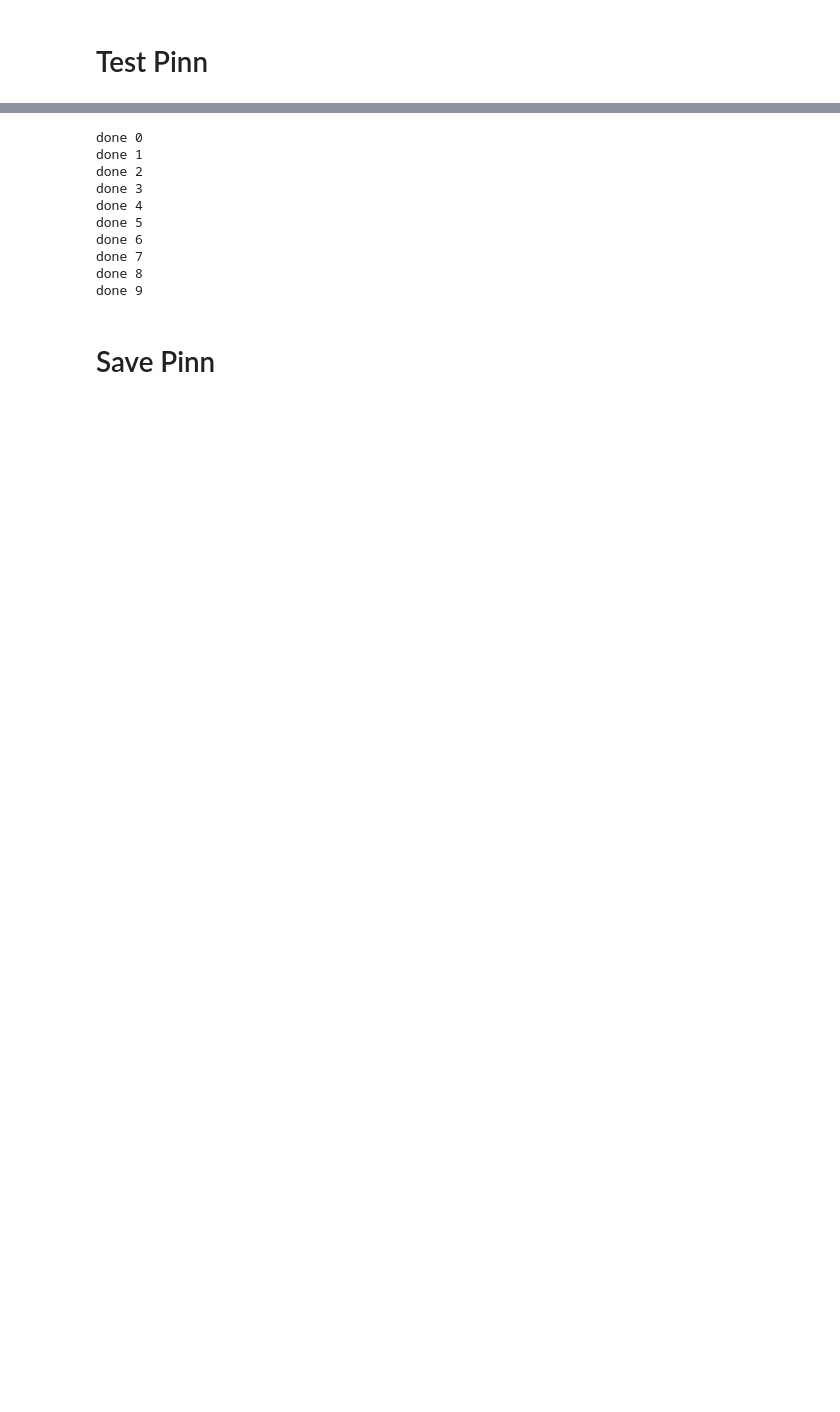
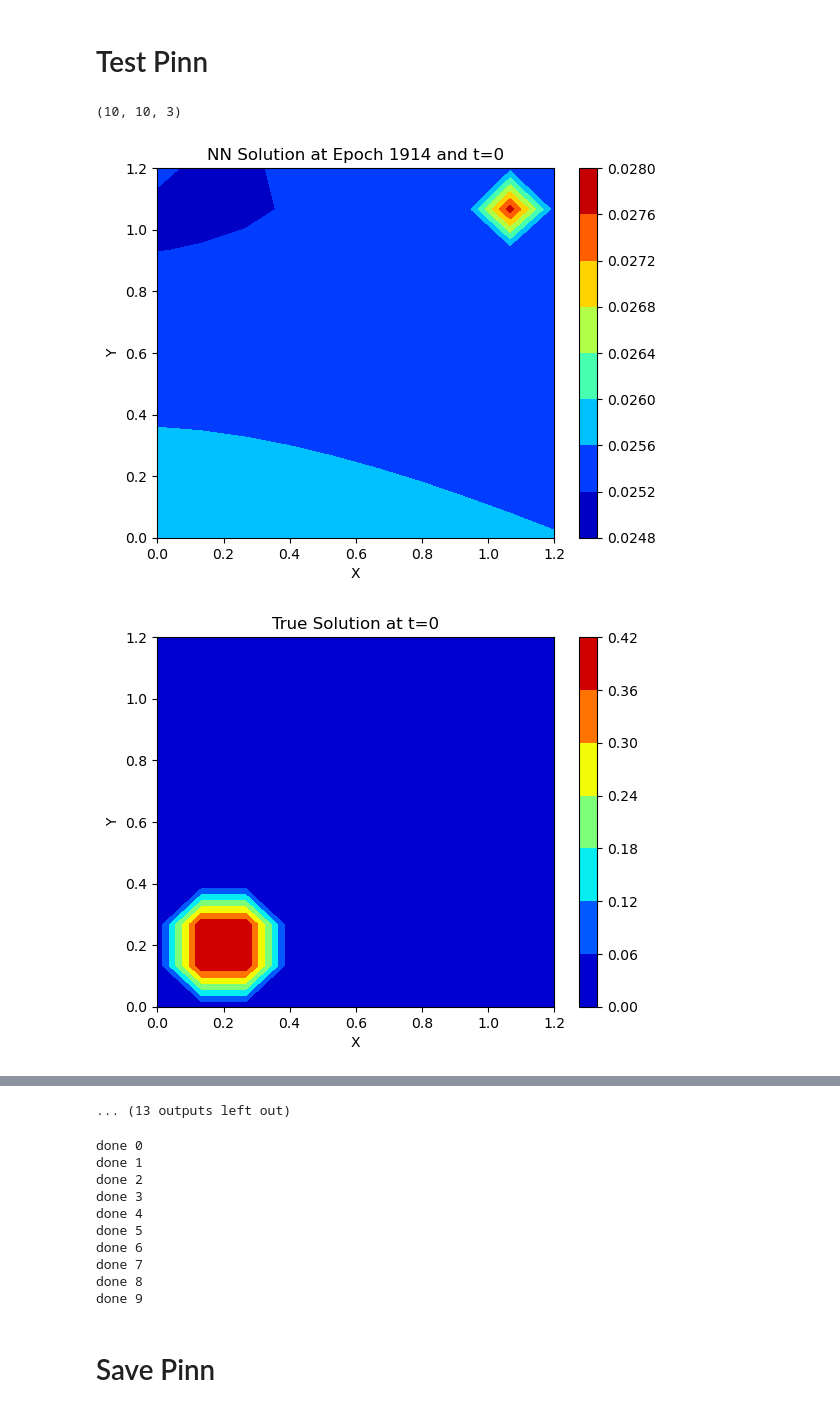
Before and after one commit to Tsomoriri/PhysNet-RadarNowcast, a Jupyter notebook: 2d-advection.ipynb, the cells around one changed output, grey strips where cells are left out. Drawn from its saved outputs; the diff is of its cells as text; code cells hidden in the pictures; blank space fills up the shorter version.

```diff
--- a/2d-advection.ipynb
+++ b/2d-advection.ipynb
@@ -194,12 +225,12 @@ torch.Size([90000, 1])
 torch.manual_seed(123)
 # N_INPUT, N_OUTPUT, N_HIDDEN, N_LAYERS
 model = FCN(3,1,32,3)
-optimizer = torch.optim.Adam(model.parameters(), lr=1e-3)
-for i in range(1000):
+optimizer = torch.optim.Adam(model.parameters(), lr=1e-1)
+for i in range(5000):
     optimizer.zero_grad()
-    uh = model(Pyt_data)  # Transpose the input matrix
+    uh = model(rin_data)  # Transpose the input matrix
 
-    loss = torch.mean((uh-u_data)**2)
+    loss = torch.mean((uh-rout_data)**2)
     loss.backward()
     optimizer.step()
 # %% [markdown]
@@ -309,8 +369,8 @@ for _ in ['nn_plot', 'true_plot']:
 # %%
 # randomly sample points in x,y-t space, where x & y in [0,1] and t in [0,11]
 np.random.seed(123)
-xyt_physics = np.random.uniform(size=(100,3))
+xyt_physics = np.random.uniform(size=(nx*ny*nt,nt))
 print(xyt_physics.shape)
-xyt_physics[:,2] *= 10
+xyt_physics[:,2] *= 3
 xyt_physics = torch.tensor(xyt_physics).float().requires_grad_(True)
 # %% [output]
@@ -385,2 +445,42 @@ Loss 1: 0.020408395677804947, Loss 2: 0.01539517194032669
 # %% [markdown]
 # Test Pinn
+# %%
+xr = np.linspace(0,1.2,nx)
+yr = np.linspace(0,1.2,ny)
+tr = np.linspace(0,nt-1,nt)
+# print(f'xr: {xr} \n yr: {yr} \n tr: {tr}')
+# print(f'xrshape: {xr.shape} \n yrshape: {yr.shape} \n trshape: {tr.shape}')
+xrmesh , yrmesh, trmesh = np.meshgrid(xr,yr,tr)
+# print(f'xrmesh: {xrmesh} \n yrmesh: {yrmesh} \n trmesh: {trmesh}')
+# print(f'xrmeshshape: {xrmesh.shape} \n yrmeshshape: {yrmesh.shape} \n trmeshshape: {trmesh.shape}')
+rin_data = np.stack((xrmesh, yrmesh, trmesh), axis=-1).reshape(-1, 3)
+rin_data = torch.tensor(rin_data).float()
+print(trmesh.shape)
+
+ur = u_2d_true(xrmesh,yrmesh,trmesh)
+# torch.manual_seed(123)
+for i in range(5000):
+    urnn = pinn(rin_data).detach().numpy().reshape(nx,ny,nt)
+    error = np.mean(np.abs(urnn - ur)**2)
+
+
+    if error < 0.008:
+        for j in range(nt):
+            plt.contourf(xrmesh[:,:,j], yrmesh[:,:,j], urnn[:,:,j],cmap=cm.jet)
+            plt.xlabel('X')
+            plt.ylabel('Y')
+            plt.title(f'NN Solution at Epoch {i} and t={j}')
+            plt.colorbar()
+            plt.show()
+
+            ur = u_2d_true(xrmesh,yrmesh,trmesh)
+            plt.contourf(xrmesh[:,:,j], yrmesh[:,:,j], ur[:,:,j],cmap=cm.jet)
+            plt.xlabel('X')
+            plt.ylabel('Y')
+            plt.title(f'True Solution at t={j}')
+            plt.colorbar()
+            plt.show()
+# %% [output]
+(10, 10, 3)
+[figure, added]
+[figure, added]
@@ -387,3 +496,4 @@ Loss 1: 0.020408395677804947, Loss 2: 0.01539517194032669
+... (13 outputs left out)
 # %%
 '''
 # Define the spatial and temporal coordinates
```
Also changed, not shown: parts of 6 cells of this notebook, 22 other files.
